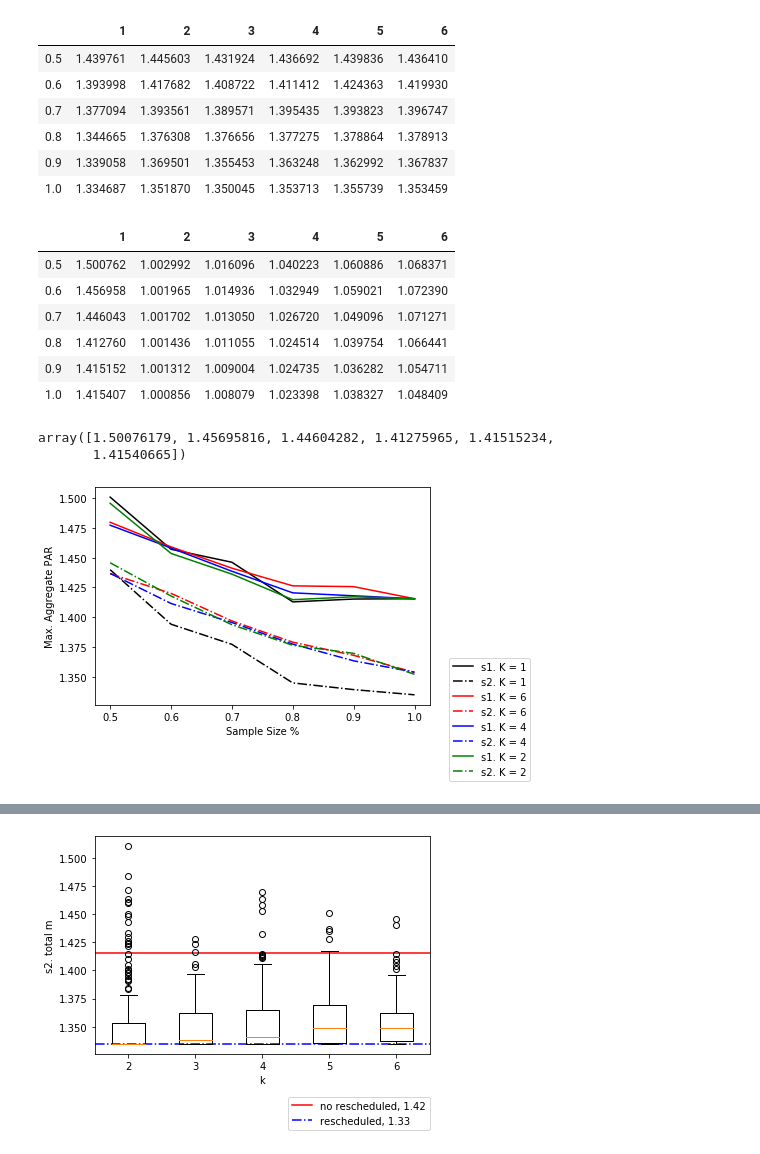
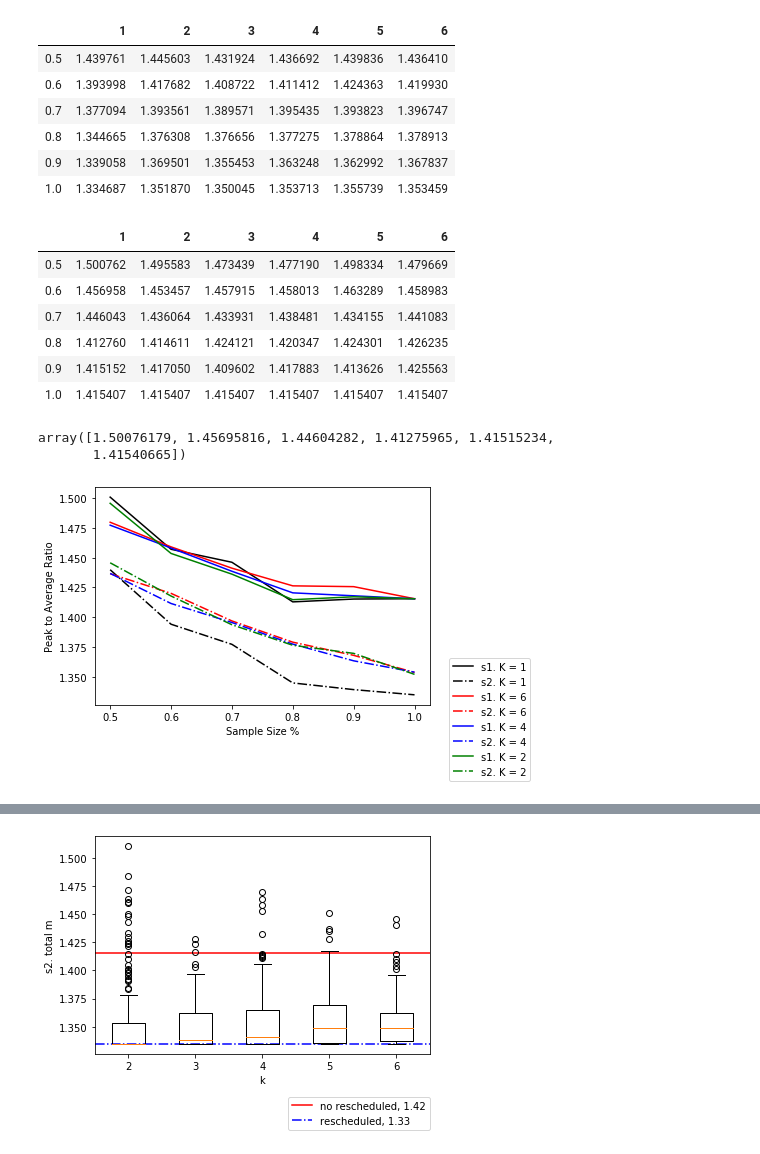
Before and after one commit to vicaba/siot-eclustering-viz, a Jupyter notebook: siot-clustering2.ipynb, the cells around one changed output, grey strips where cells are left out. Saved outputs shown, nothing was run; the diff lists cells and outputs as text; code cells hidden in the pictures.

```diff
--- a/siot-clustering2.ipynb
+++ b/siot-clustering2.ipynb
@@ -269,76 +269,90 @@ s2_total_m
 | 0.9 | 1.339058 | 1.369501 | 1.355453 | 1.363248 | 1.362992 | 1.367837 |
 | 1.0 | 1.334687 | 1.351870 | 1.350045 | 1.353713 | 1.355739 | 1.353459 |
 # %%
-mname = "s1. agg m"
+mname = "s1. total m"
 mtype = "mean"
 s1_total_m = get_metrics(exp1_k, mname, mtype, exp1_statistics, exp1_sample_size_min, exp1_sample_size_max)
 s1_total_m
 # %% [output]
 |  | 1 | 2 | 3 | 4 | 5 | 6 |
-| 0.5 | 1.500762 | 1.002992 | 1.016096 | 1.040223 | 1.060886 | 1.068371 |
-| 0.6 | 1.456958 | 1.001965 | 1.014936 | 1.032949 | 1.059021 | 1.072390 |
-| 0.7 | 1.446043 | 1.001702 | 1.013050 | 1.026720 | 1.049096 | 1.071271 |
-| 0.8 | 1.412760 | 1.001436 | 1.011055 | 1.024514 | 1.039754 | 1.066441 |
-| 0.9 | 1.415152 | 1.001312 | 1.009004 | 1.024735 | 1.036282 | 1.054711 |
-| 1.0 | 1.415407 | 1.000856 | 1.008079 | 1.023398 | 1.038327 | 1.048409 |
+| 0.5 | 1.500762 | 1.495583 | 1.473439 | 1.477190 | 1.498334 | 1.479669 |
+| 0.6 | 1.456958 | 1.453457 | 1.457915 | 1.458013 | 1.463289 | 1.458983 |
+| 0.7 | 1.446043 | 1.436064 | 1.433931 | 1.438481 | 1.434155 | 1.441083 |
+| 0.8 | 1.412760 | 1.414611 | 1.424121 | 1.420347 | 1.424301 | 1.426235 |
+| 0.9 | 1.415152 | 1.417050 | 1.409602 | 1.417883 | 1.413626 | 1.425563 |
+| 1.0 | 1.415407 | 1.415407 | 1.415407 | 1.415407 | 1.415407 | 1.415407 |
 # %%
 s1_total_m["1"].values
 # %% [output]
 array([1.50076179, 1.45695816, 1.44604282, 1.41275965, 1.41515234,
        1.41540665])
 # %%
+improvement_ratio = {"k1": [], "k2": [], "k4": [], "k6": [], "sampleSizes": []}
+
 fig, ax = plt.subplots()
 
 k2 = 1
 sampleMaxMDataset = s1_total_m[str(k2)]
 sampleSizes = list(map(lambda x: float(x), sampleMaxMDataset.index.values))
-values = sampleMaxMDataset.values
-ax.plot(sampleSizes, values, "-", label=f"s1. K = {k2}", c="black")
+values_1 = sampleMaxMDataset.values
+ax.plot(sampleSizes, values_1, "-", label=f"s1. K = {k2}", c="black")
 
 sampleMaxMDataset = s2_total_m[str(k2)]
 sampleSizes = list(map(lambda x: float(x), sampleMaxMDataset.index.values))
-values = sampleMaxMDataset.values
-ax.plot(sampleSizes, values, "-.", label=f"s2. K = {k2}", c="black")
+values_2 = sampleMaxMDataset.values
+ax.plot(sampleSizes, values_2, "-.", label=f"s2. K = {k2}", c="black")
+
+improvement_ratio["k1"] = list(map(lambda xy: xy[0]/xy[1], zip(values_2, values_1)))
+improvement_ratio["sampleSizes"] = sampleSizes
+
 
 
 k2 = 6
 sampleMaxMDataset = s1_total_m[str(k2)]
 sampleSizes = list(map(lambda x: float(x), sampleMaxMDataset.index.values))
-values = sampleMaxMDataset.values
-ax.plot(sampleSizes, values, "-", label=f"s1. K = {k2}", c="r")
+values_1 = sampleMaxMDataset.values
+ax.plot(sampleSizes, values_1, "-", label=f"s1. K = {k2}", c="r")
 
 sampleMaxMDataset = s2_total_m[str(k2)]
 sampleSizes = list(map(lambda x: float(x), sampleMaxMDataset.index.values))
-values = sampleMaxMDataset.values
-ax.plot(sampleSizes, values, "-.", label=f"s2. K = {k2}", c="r")
+values_2 = sampleMaxMDataset.values
+ax.plot(sampleSizes, values_2, "-.", label=f"s2. K = {k2}", c="r")
+
+improvement_ratio["k6"] = list(map(lambda xy: xy[0]/xy[1], zip(values_2, values_1)))
+
 
 k2 = 4
 sampleMaxMDataset = s1_total_m[str(k2)]
 sampleSizes = list(map(lambda x: float(x), sampleMaxMDataset.index.values))
-values = sampleMaxMDataset.values
-ax.plot(sampleSizes, values, "-", label=f"s1. K = {k2}", c="b")
+values_1 = sampleMaxMDataset.values
+ax.plot(sampleSizes, values_1, "-", label=f"s1. K = {k2}", c="b")
 
 sampleMaxMDataset = s2_total_m[str(k2)]
 sampleSizes = list(map(lambda x: float(x), sampleMaxMDataset.index.values))
-values = sampleMaxMDataset.values
-ax.plot(sampleSizes, values, "-.", label=f"s2. K = {k2}", c="b")
+values_2 = sampleMaxMDataset.values
+ax.plot(sampleSizes, values_2, "-.", label=f"s2. K = {k2}", c="b")
+
+improvement_ratio["k4"] = list(map(lambda xy: xy[0]/xy[1], zip(values_2, values_1)))
 
 k2 = 2
 sampleMaxMDataset = s1_total_m[str(k2)]
 sampleSizes = list(map(lambda x: float(x), sampleMaxMDataset.index.values))
-values = sampleMaxMDataset.values
-ax.plot(sampleSizes, values, "-", label=f"s1. K = {k2}", c="g")
+values_1 = sampleMaxMDataset.values
+ax.plot(sampleSizes, values_1, "-", label=f"s1. K = {k2}", c="g")
 
 sampleMaxMDataset = s2_total_m[str(k2)]
 sampleSizes = list(map(lambda x: float(x), sampleMaxMDataset.index.values))
-values = sampleMaxMDataset.values
-ax.plot(sampleSizes, values, "-.", label=f"s2. K = {k2}", c="g")
+values_2 = sampleMaxMDataset.values
+ax.plot(sampleSizes, values_2, "-.", label=f"s2. K = {k2}", c="g")
+
+improvement_ratio["k2"] = list(map(lambda xy: xy[0]/xy[1], zip(values_2, values_1)))
+
 
 lgd = ax.legend(bbox_to_anchor=(1.3, -0.35), loc=4, borderaxespad=0.)
-ax.set(xlabel='Sample Size %', ylabel='Max. Aggregate PAR',title='')
+ax.set(xlabel='Sample Size %', ylabel='Peak to Average Ratio',title='')
 plt.show()
-file_name = "peakpower_samplesize.pdf"
+file_name = "peaktoaverageratio_samplesize.pdf"
 if file_name is not None:
     fig.savefig(file_name, bbox_extra_artists=(lgd,), bbox_inches='tight')
 # %% [output]
-[figure, old version]
+[figure, new version]
```
Also changed, not shown: parts of 4 cells of this notebook, 3 other files.
